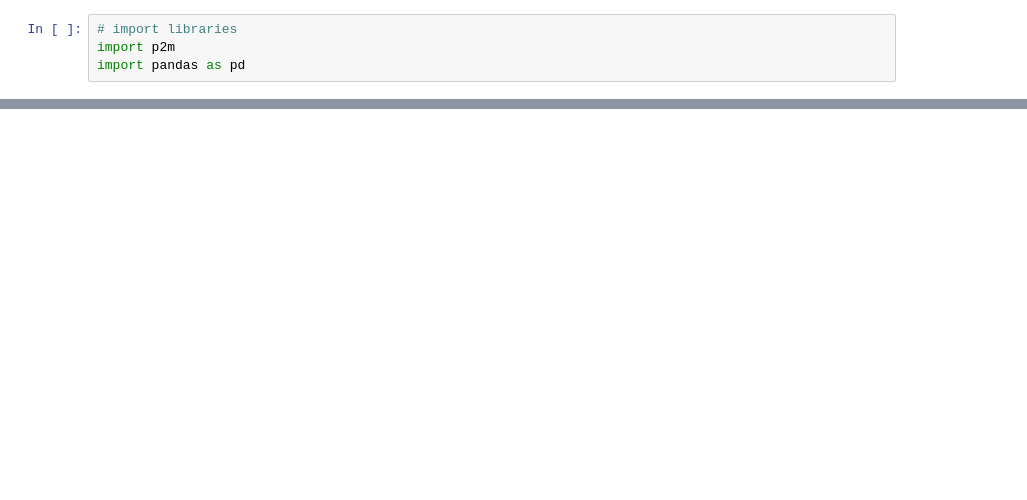
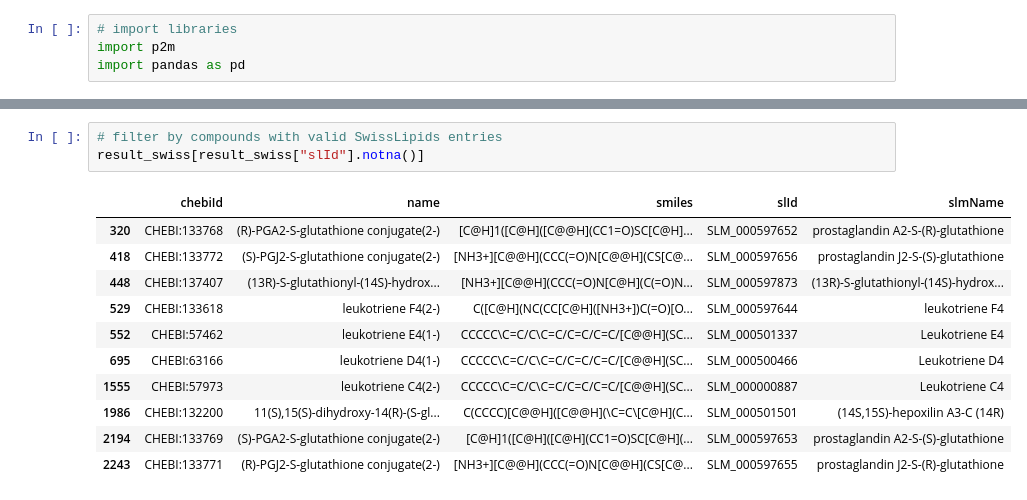
Before and after one commit to pnnl/p2m, a Jupyter notebook: resources/substructure_expansion.ipynb, the cells around one changed output, grey strips where cells are left out. Cells and saved outputs as stored; diff of their text form; blank space fills up the shorter version.

```diff
--- a/resources/substructure_expansion.ipynb
+++ b/resources/substructure_expansion.ipynb
@@ -39,0 +79,15 @@ result.head()
+# %%
+# filter by compounds with valid SwissLipids entries
+result_swiss[result_swiss["slId"].notna()]
+# %% [output]
+|  | chebiId | name | smiles | slId | slmName |
+| 320 | CHEBI:133768 | (R)-PGA2-S-glutathione conjugate(2-) | [C@H]1([C@H]([C@@H](CC1=O)SC[C@H]... | SLM_000597652 | prostaglandin A2-S-(R)-glutathione |
+| 418 | CHEBI:133772 | (S)-PGJ2-S-glutathione conjugate(2-) | [NH3+][C@@H](CCC(=O)N[C@@H](CS[C@... | SLM_000597656 | prostaglandin J2-S-(S)-glutathione |
+| 448 | CHEBI:137407 | (13R)-S-glutathionyl-(14S)-hydrox... | [NH3+][C@@H](CCC(=O)N[C@H](C(=O)N... | SLM_000597873 | (13R)-S-glutathionyl-(14S)-hydrox... |
+| 529 | CHEBI:133618 | leukotriene F4(2-) | C([C@H](NC(CC[C@H]([NH3+])C(=O)[O... | SLM_000597644 | leukotriene F4 |
+| 552 | CHEBI:57462 | leukotriene E4(1-) | CCCCC\C=C/C\C=C/C=C/C=C/[C@@H](SC... | SLM_000501337 | Leukotriene E4 |
+| 695 | CHEBI:63166 | leukotriene D4(1-) | CCCCC\C=C/C\C=C/C=C/C=C/[C@@H](SC... | SLM_000500466 | Leukotriene D4 |
+| 1555 | CHEBI:57973 | leukotriene C4(2-) | CCCCC\C=C/C\C=C/C=C/C=C/[C@@H](SC... | SLM_000000887 | Leukotriene C4 |
+| 1986 | CHEBI:132200 | 11(S),15(S)-dihydroxy-14(R)-(S-gl... | C(CCCC)[C@@H]([C@@H](\C=C\[C@H](C... | SLM_000501501 | (14S,15S)-hepoxilin A3-C (14R) |
+| 2194 | CHEBI:133769 | (S)-PGA2-S-glutathione conjugate(2-) | [C@H]1([C@H]([C@H](CC1=O)SC[C@H](... | SLM_000597653 | prostaglandin A2-S-(S)-glutathione |
+| 2243 | CHEBI:133771 | (R)-PGJ2-S-glutathione conjugate(2-) | [NH3+][C@@H](CCC(=O)N[C@@H](CS[C@... | SLM_000597655 | prostaglandin J2-S-(R)-glutathione |
```
Also changed, not shown: parts of 7 cells of this notebook, 1 other file.
